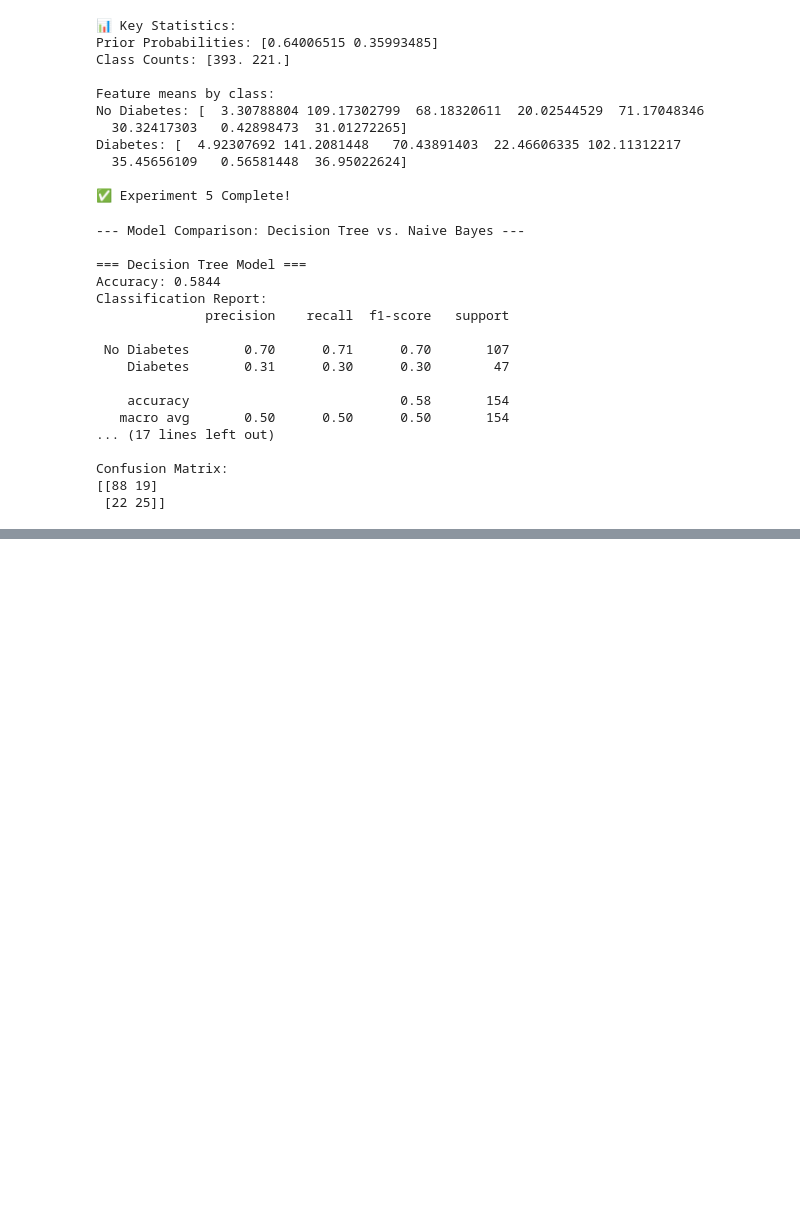
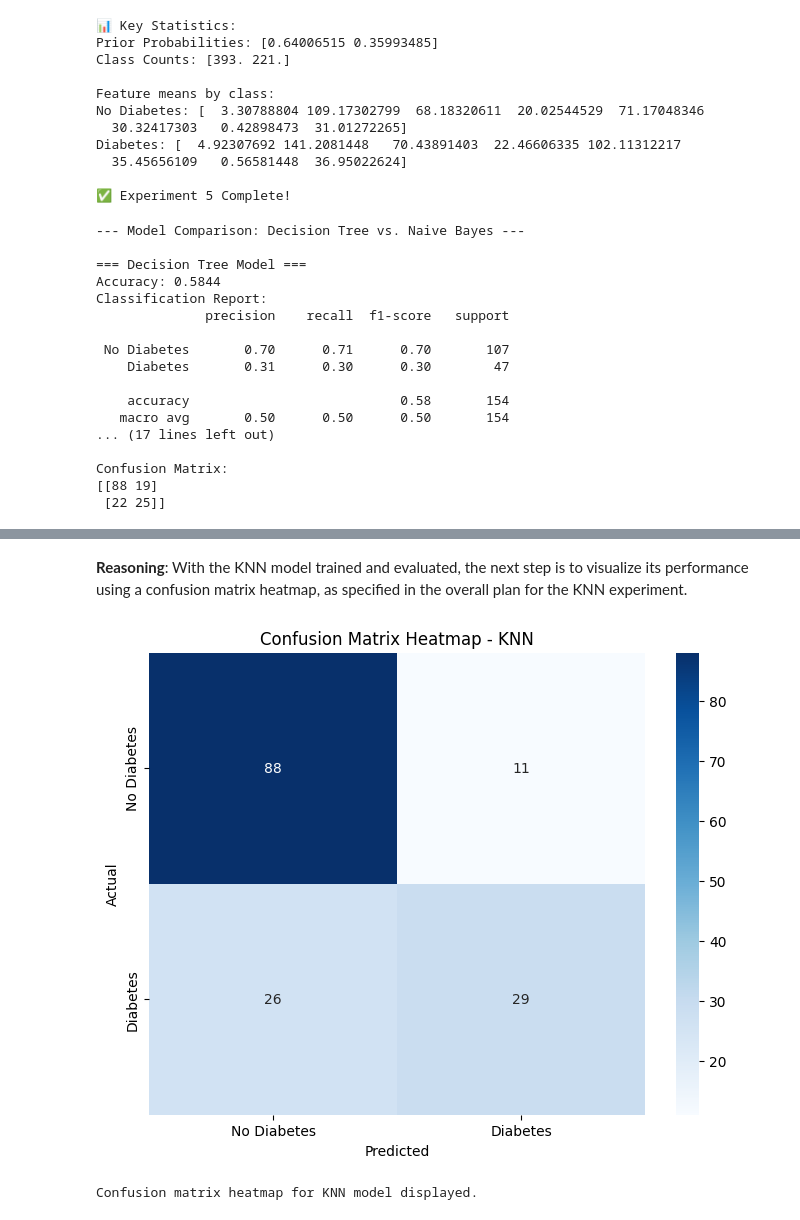
Before and after one commit to garvjain7/Chatbot, a Jupyter notebook: complete_college_ml_lab.ipynb, the cells around one changed output, grey strips where cells are left out. Cells and saved outputs as stored; diff of their text form; code cells hidden in the pictures; blank space fills up the shorter version.

```diff
--- a/complete_college_ml_lab.ipynb
+++ b/complete_college_ml_lab.ipynb
@@ -897,0 +1122,34 @@ Confusion Matrix:
+# %%
+print(f"\n--- Training and Evaluating KNN Model with Optimal k={optimal_k} ---")
+
+# Train with optimal k
+knn = KNeighborsClassifier(n_neighbors=optimal_k)
+knn.fit(X_train_scaled, y_train)
+
+# Make predictions
+y_pred_knn = knn.predict(X_test_scaled)
+y_pred_proba_knn = knn.predict_proba(X_test_scaled)
+
+# Evaluate the model
+accuracy_knn = accuracy_score(y_test, y_pred_knn)
+
+print(f"\nModel Performance (k={optimal_k}):")
+print(f"Accuracy: {accuracy_knn:.4f}")
+print(f"\nClassification Report:")
+print(classification_report(y_test, y_pred_knn,
+                           target_names=['No Diabetes', 'Diabetes']))
+
+# Confusion Matrix
+cm_knn = confusion_matrix(y_test, y_pred_knn)
+
+print("\n---- Confusion Matrix ----")
+print(cm_knn)
+
+# Distance metrics comparison
+print("\n📊 Comparing Distance Metrics:")
+distance_metrics = ['euclidean', 'manhattan', 'chebyshev']
+for metric in distance_metrics:
+    knn_metric = KNeighborsClassifier(n_neighbors=optimal_k, metric=metric)
+    knn_metric.fit(X_train_scaled, y_train)
+    score = knn_metric.score(X_test_scaled, y_test)
+    print(f"  {metric.capitalize()}: {score:.4f}")
@@ -897,0 +1174,17 @@ Confusion Matrix:
+# %% [markdown]
+**Reasoning**:
+With the KNN model trained and evaluated, the next step is to visualize its performance using a confusion matrix heatmap, as specified in the overall plan for the KNN experiment.
+# %%
+plt.figure(figsize=(8,6))
+sns.heatmap(cm_knn, annot=True, fmt='d', cmap='Blues',
+            xticklabels=['No Diabetes', 'Diabetes'],
+            yticklabels=['No Diabetes', 'Diabetes'])
+plt.title('Confusion Matrix Heatmap - KNN')
+plt.xlabel('Predicted')
+plt.ylabel('Actual')
+plt.show()
+
+print("Confusion matrix heatmap for KNN model displayed.")
+# %% [output]
+[figure, added]
+Confusion matrix heatmap for KNN model displayed.
```
Also changed, not shown: parts of 19 cells of this notebook.
